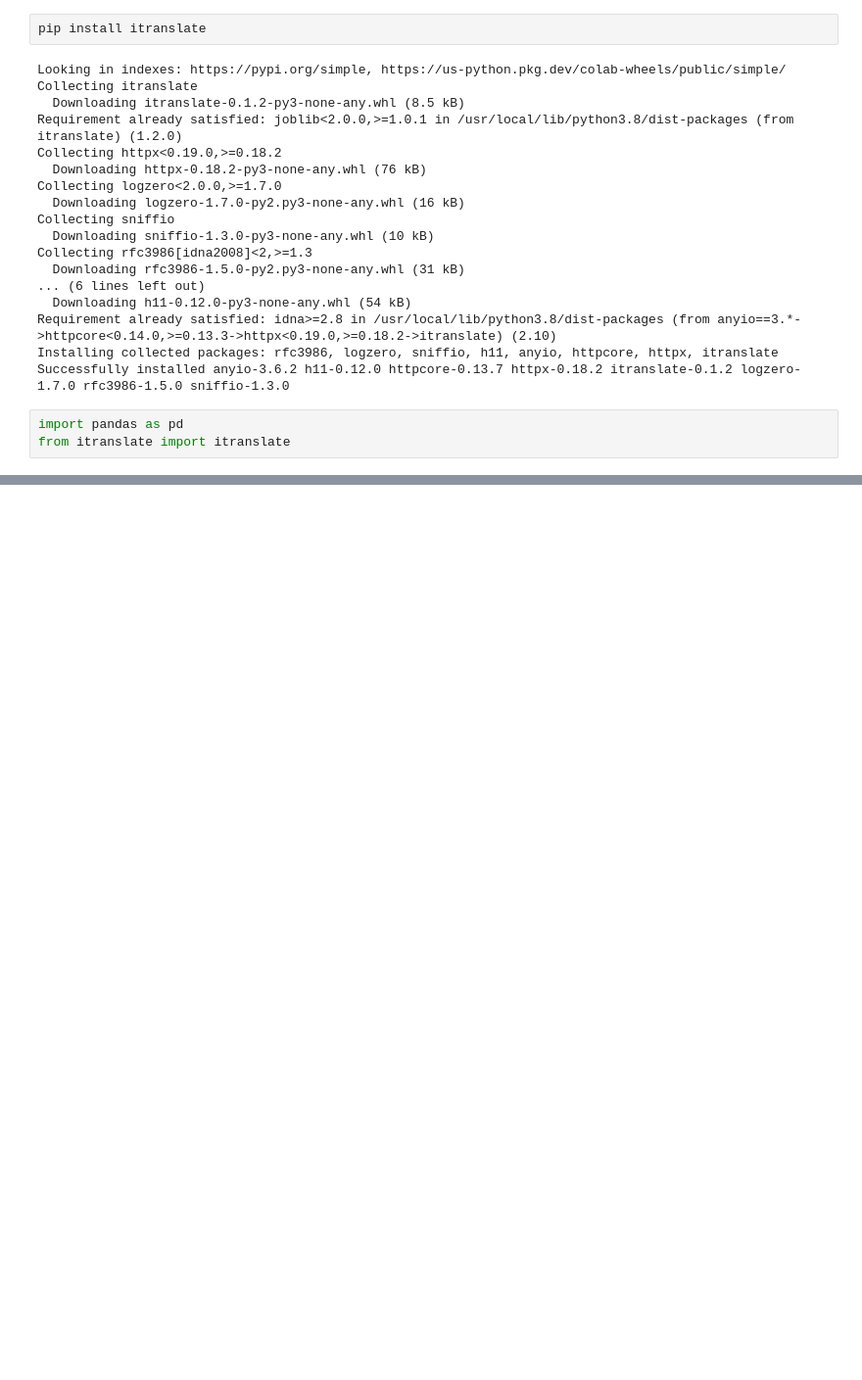
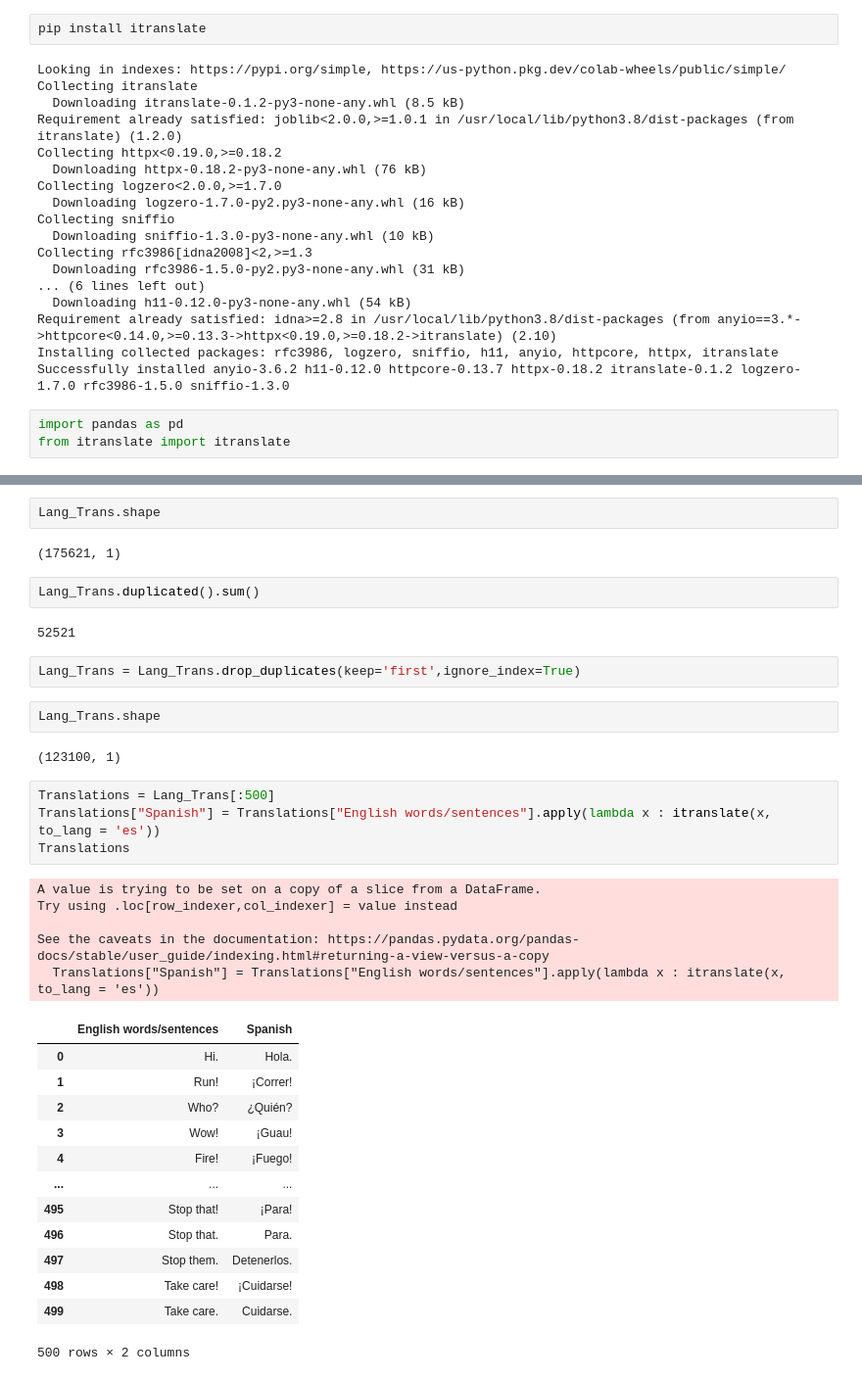
Before and after one commit to ajithspoojary/NLP_Task8, a Jupyter notebook: NLP_Task1.ipynb, the cells around one changed output, grey strips where cells are left out. Shown: that part at 98% size. Drawn from its saved outputs; the diff is of its cells as text; blank space fills up the shorter version.

```diff
--- a/NLP_Task1.ipynb
+++ b/NLP_Task1.ipynb
@@ -27,0 +38,37 @@ from itranslate import itranslate
+# %%
+Lang_Trans.shape
+# %% [output]
+(175621, 1)
+# %%
+Lang_Trans.duplicated().sum()
+# %% [output]
+52521
+# %%
+Lang_Trans = Lang_Trans.drop_duplicates(keep='first',ignore_index=True)
+# %%
+Lang_Trans.shape
+# %% [output]
+(123100, 1)
+# %%
+Translations = Lang_Trans[:500]
+Translations["Spanish"] = Translations["English words/sentences"].apply(lambda x : itranslate(x, to_lang = 'es'))
+Translations
+# %% [output]
+A value is trying to be set on a copy of a slice from a DataFrame.
+Try using .loc[row_indexer,col_indexer] = value instead
+
+See the caveats in the documentation: https://pandas.pydata.org/pandas-docs/stable/user_guide/indexing.html#returning-a-view-versus-a-copy
+  Translations["Spanish"] = Translations["English words/sentences"].apply(lambda x : itranslate(x, to_lang = 'es'))
+|  | English words/sentences | Spanish |
+| 0 | Hi. | Hola. |
+| 1 | Run! | ¡Correr! |
+| 2 | Who? | ¿Quién? |
+| 3 | Wow! | ¡Guau! |
+| 4 | Fire! | ¡Fuego! |
+| ... | ... | ... |
+| 495 | Stop that! | ¡Para! |
+| 496 | Stop that. | Para. |
+| 497 | Stop them. | Detenerlos. |
+| 498 | Take care! | ¡Cuidarse! |
+| 499 | Take care. | Cuidarse. |
+500 rows × 2 columns
```
Also changed, not shown: parts of 3 cells of this notebook.
